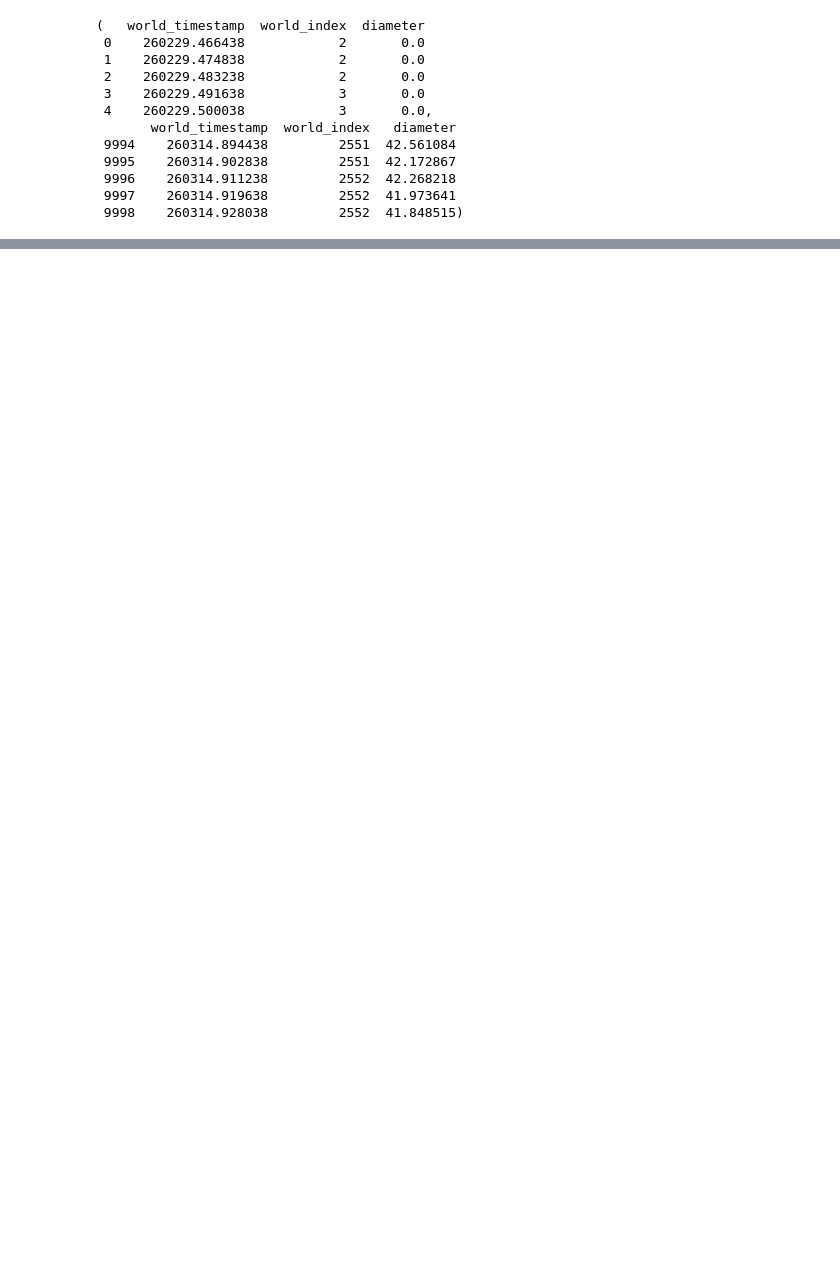
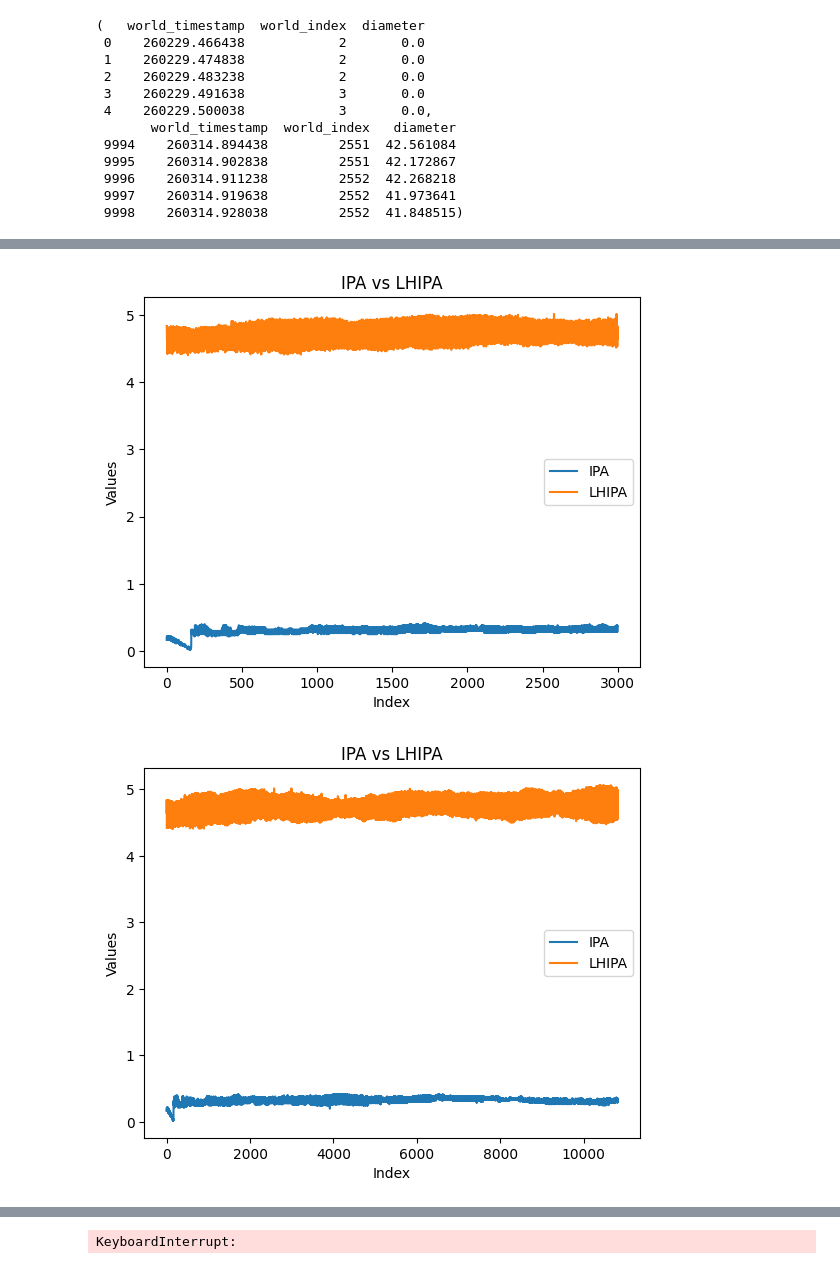
Before and after one commit to Jihaiku/Pupillometric-measures-of-cognitive-load, a Jupyter notebook: Maintained Code/PyPil.ipynb, the cells around one changed output, grey strips where cells are left out. Drawn from its saved outputs; the diff is of its cells as text; code cells hidden in the pictures; blank space fills up the shorter version.

```diff
--- a/Maintained Code/PyPil.ipynb
+++ b/Maintained Code/PyPil.ipynb
@@ -760,0 +761,23 @@ plt.show()
+# %%
+for i in trim_csv_files:
+    df = pd.read_csv(i)
+    ipa_list, lhipa_list = shifting_window_processing(df)
+
+    index = list(range(len(ipa_list)))
+
+    # Plot the lines
+    plt.plot(index, ipa_list, label='IPA')
+    plt.plot(index, lhipa_list, label='LHIPA')
+
+    # Add labels and legend
+    plt.title(trim_csv_files)
+    plt.xlabel('Index')
+    plt.ylabel('Values')
+    plt.title('IPA vs LHIPA')
+    plt.legend()
+
+    # Show plot
+    plt.show()
+# %% [output]
+[figure, added]
+[figure, added]
@@ -761,2 +785,3 @@ plt.show()
+KeyboardInterrupt:
 # %%
 !pip freeze > requirements.txt
```
Also changed, not shown: parts of 21 cells of this notebook.
